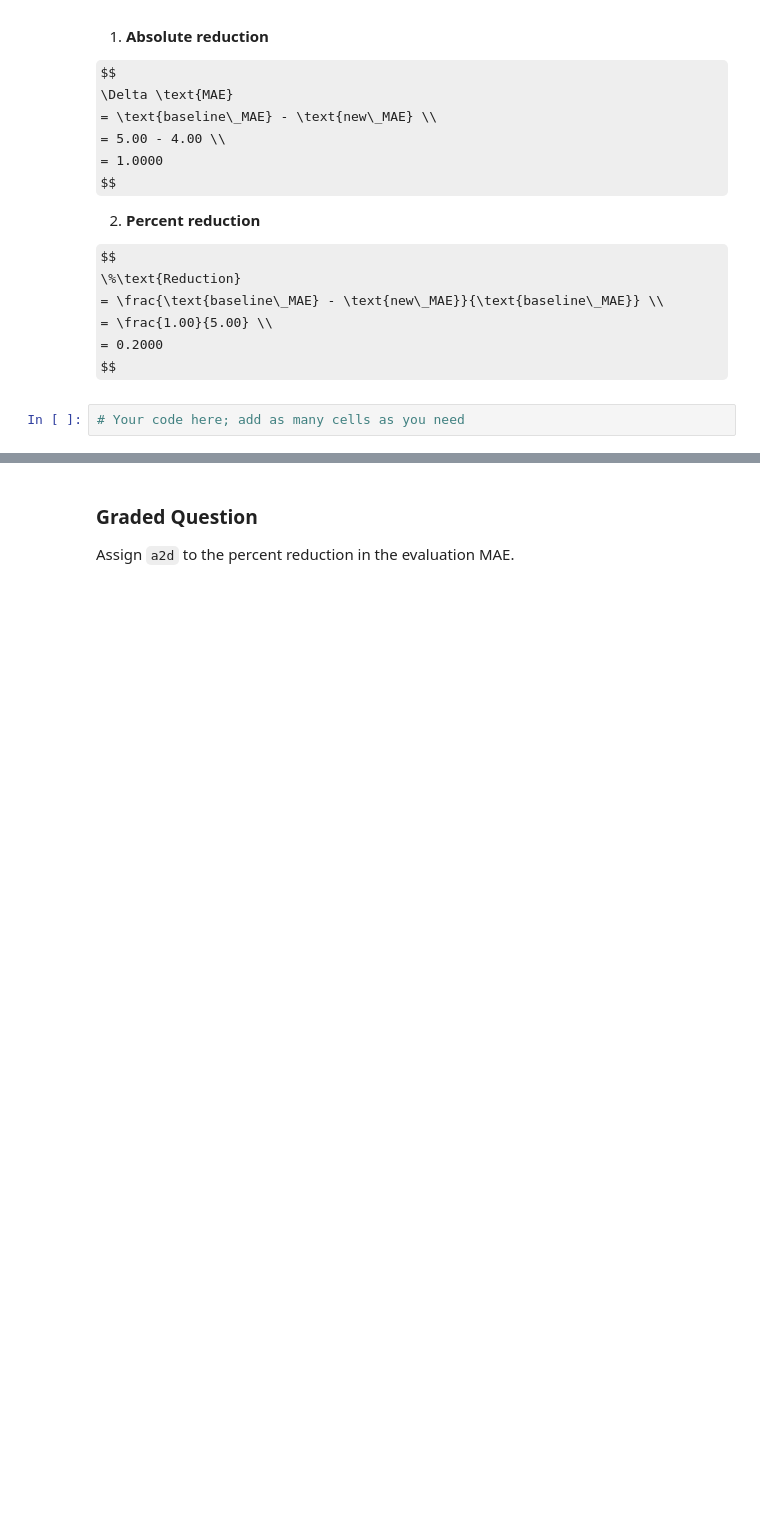
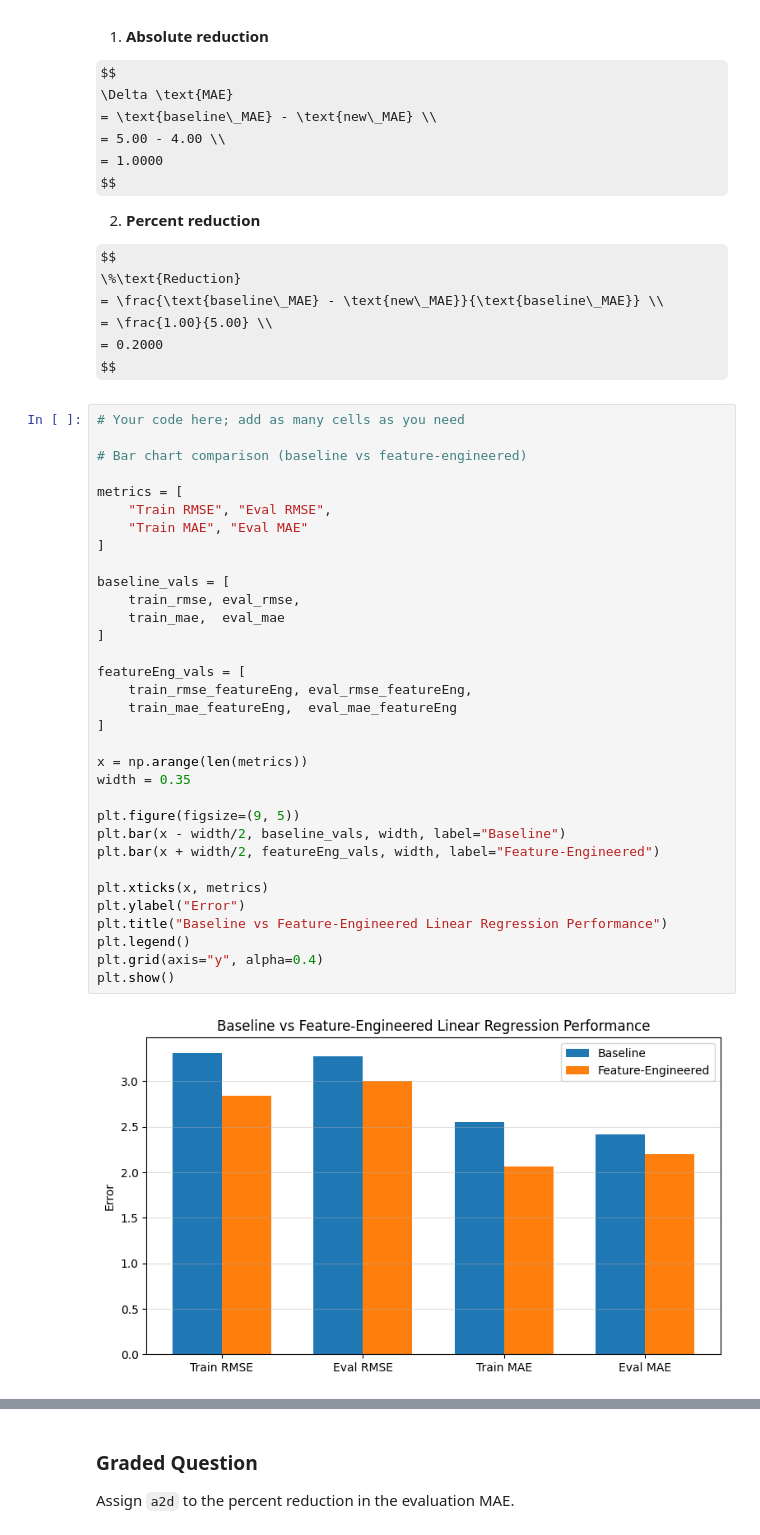
Before and after one commit to jasser-dh/Module-3-Assignments, a Jupyter notebook: Homework_03.ipynb, the cells around one changed output, grey strips where cells are left out. Saved outputs shown, nothing was run; the diff lists cells and outputs as text; some formulas as TeX source; blank space fills up the shorter version.

```diff
--- a/Homework_03.ipynb
+++ b/Homework_03.ipynb
@@ -656,3 +783,36 @@ $$
 $$
 # %%
 # Your code here; add as many cells as you need
+
+# Bar chart comparison (baseline vs feature-engineered)
+
+metrics = [
+    "Train RMSE", "Eval RMSE",
+    "Train MAE", "Eval MAE"
+]
+
+baseline_vals = [
+    train_rmse, eval_rmse,
+    train_mae,  eval_mae
+]
+
+featureEng_vals = [
+    train_rmse_featureEng, eval_rmse_featureEng,
+    train_mae_featureEng,  eval_mae_featureEng
+]
+
+x = np.arange(len(metrics))
+width = 0.35
+
+plt.figure(figsize=(9, 5))
+plt.bar(x - width/2, baseline_vals, width, label="Baseline")
+plt.bar(x + width/2, featureEng_vals, width, label="Feature-Engineered")
+
+plt.xticks(x, metrics)
+plt.ylabel("Error")
+plt.title("Baseline vs Feature-Engineered Linear Regression Performance")
+plt.legend()
+plt.grid(axis="y", alpha=0.4)
+plt.show()
+# %% [output]
+[figure, added]
```
Also changed, not shown: parts of 20 cells of this notebook.
